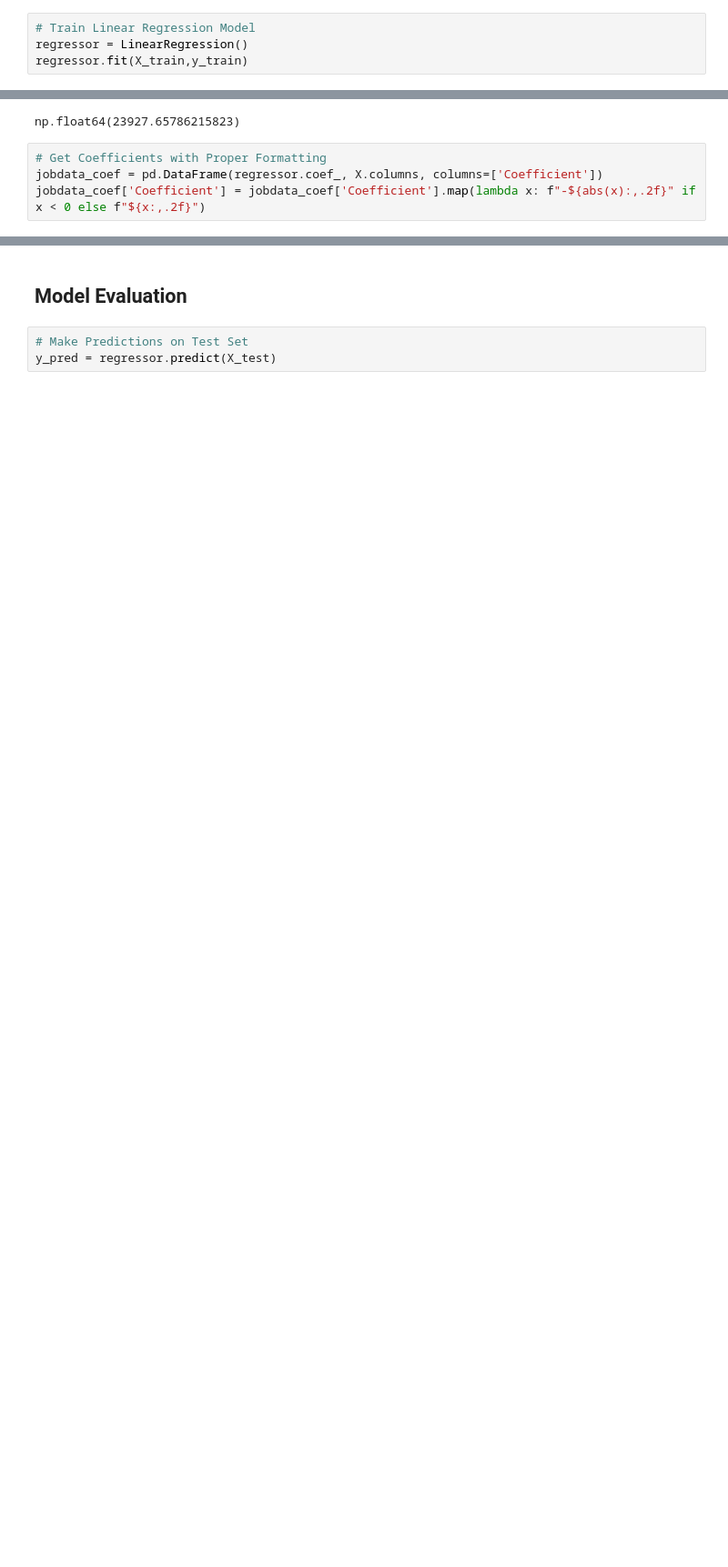
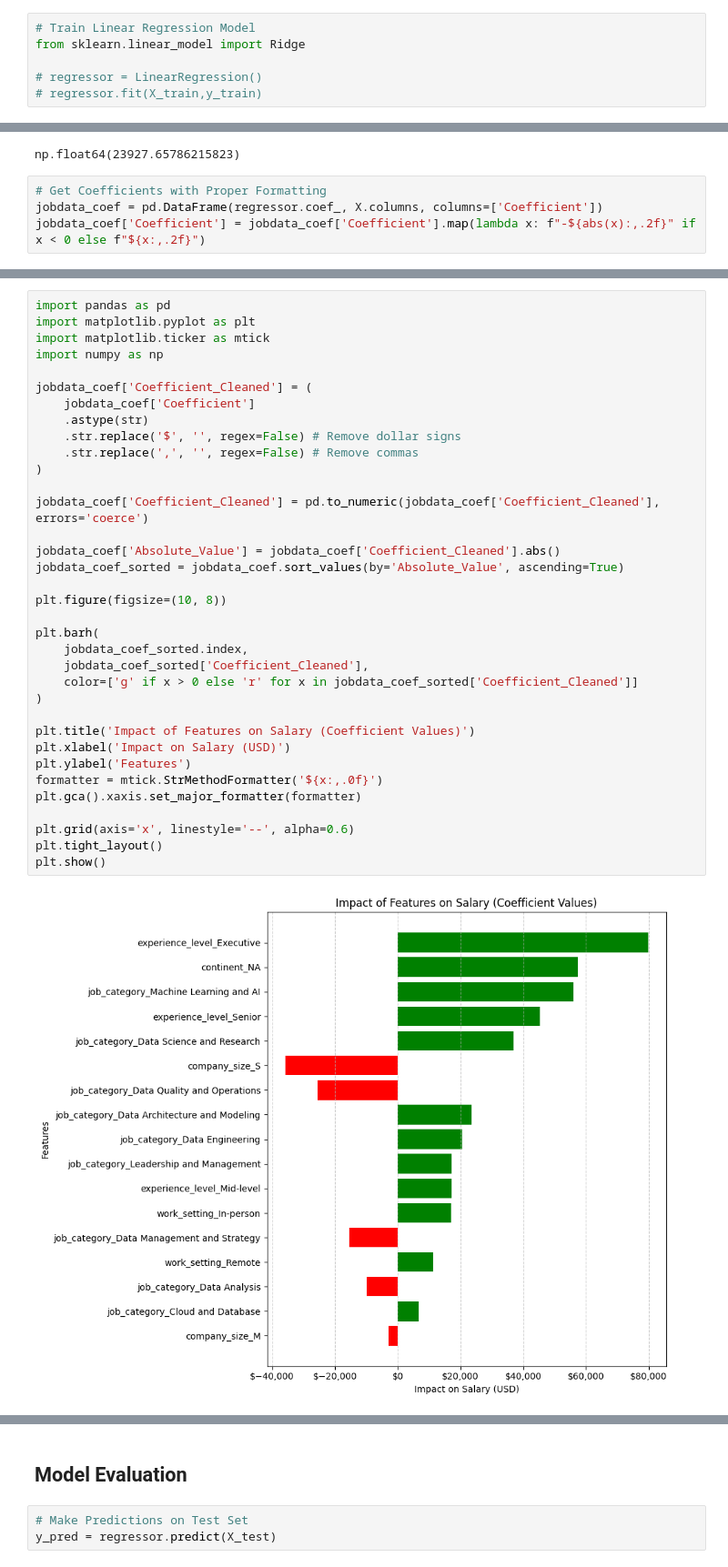
Before and after one commit to bdegouw/ad688-group1-job-market-analysis-f25, a Jupyter notebook: linear_regression.ipynb, the cells around one changed output, grey strips where cells are left out. Shown at 91% size. Drawn from its saved outputs; the diff is of its cells as text; blank space fills up the shorter version.

```diff
--- a/linear_regression.ipynb
+++ b/linear_regression.ipynb
@@ -318,8 +310,10 @@ from sklearn.model_selection import train_test_split
 X_train, X_test, y_train, y_test = train_test_split(X, y, test_size=0.2, random_state=42)
 # %%
 # Train Linear Regression Model
-regressor = LinearRegression()
-regressor.fit(X_train,y_train)
+from sklearn.linear_model import Ridge
+
+# regressor = LinearRegression()
+# regressor.fit(X_train,y_train)
 # %% [output]
 LinearRegression()
 # %%
@@ -353,3 +349,40 @@ jobdata_coef
 | company_size_M | -$2,867.76 |
 | company_size_S | -$35,880.58 |
 | continent_NA | $57,423.71 |
+# %%
+import pandas as pd
+import matplotlib.pyplot as plt
+import matplotlib.ticker as mtick
+import numpy as np
+
+jobdata_coef['Coefficient_Cleaned'] = (
+    jobdata_coef['Coefficient']
+    .astype(str)
+    .str.replace('$', '', regex=False) # Remove dollar signs
+    .str.replace(',', '', regex=False) # Remove commas
+)
+
+jobdata_coef['Coefficient_Cleaned'] = pd.to_numeric(jobdata_coef['Coefficient_Cleaned'], errors='coerce')
+
+jobdata_coef['Absolute_Value'] = jobdata_coef['Coefficient_Cleaned'].abs()
+jobdata_coef_sorted = jobdata_coef.sort_values(by='Absolute_Value', ascending=True)
+
+plt.figure(figsize=(10, 8))
+
+plt.barh(
+    jobdata_coef_sorted.index,
+    jobdata_coef_sorted['Coefficient_Cleaned'],
+    color=['g' if x > 0 else 'r' for x in jobdata_coef_sorted['Coefficient_Cleaned']]
+)
+
+plt.title('Impact of Features on Salary (Coefficient Values)')
+plt.xlabel('Impact on Salary (USD)')
+plt.ylabel('Features')
+formatter = mtick.StrMethodFormatter('${x:,.0f}')
+plt.gca().xaxis.set_major_formatter(formatter)
+
+plt.grid(axis='x', linestyle='--', alpha=0.6)
+plt.tight_layout()
+plt.show()
+# %% [output]
+[figure, added]
```
Also changed, not shown: parts of 14 cells of this notebook, 3 other files.
